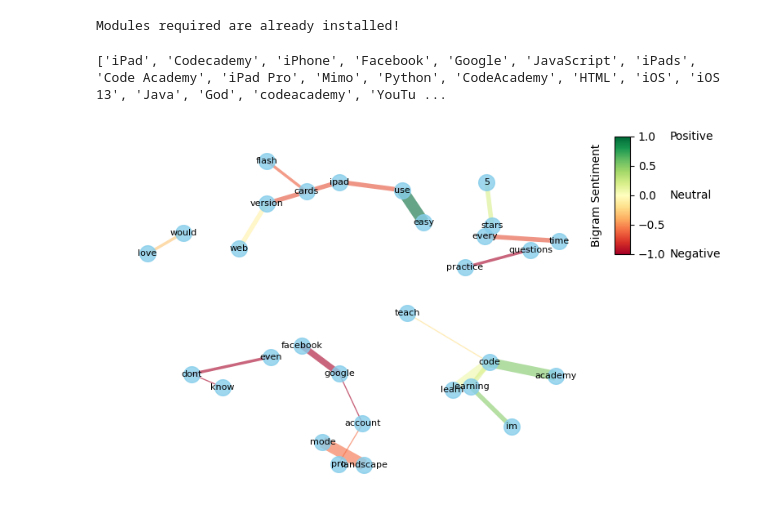
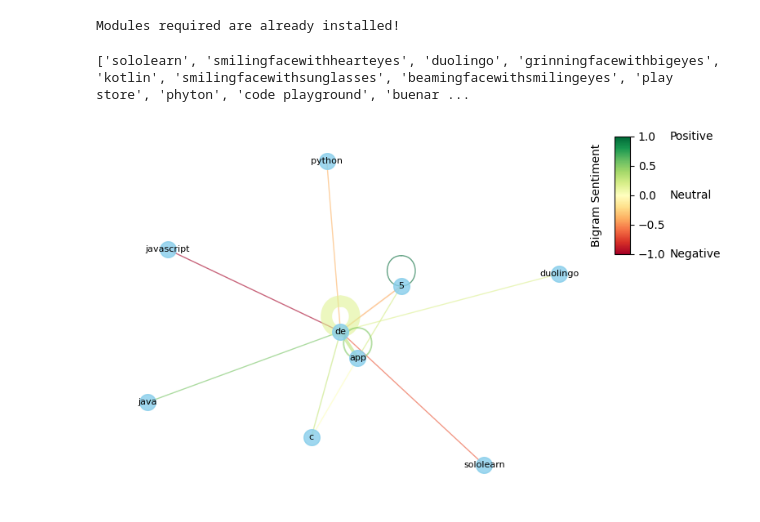
Before and after one commit to lopezbec/AI_Gamification_Python, a Jupyter notebook: reviews/bigram-network/bigram_networks_interactive.ipynb, the cells around one changed output. Saved outputs shown, nothing was run; the diff lists cells and outputs as text; code cells hidden in the pictures.

```diff
--- a/reviews/bigram-network/bigram_networks_interactive.ipynb
+++ b/reviews/bigram-network/bigram_networks_interactive.ipynb
@@ -39,23 +39,23 @@ from nltk.tag.brill import Word
 #@markdown **Data**
 
 #@markdown * ### Pick language:
-language = "English" #@param ["English", "Spanish"]
+language = "Spanish" #@param ["English", "Spanish"]
 
 #@markdown * ### Pick store (There are only Google Play Store reviews for Spanish):
-store = "App Store" #@param ["App Store", "Google Play Store", "Combined"]
+store = "Google Play Store" #@param ["App Store", "Google Play Store", "Combined"]
 
 #@markdown * ### Pick app:
-app = "codeacademy" #@param ["codeacademy", "datacamp", "encode", "learn-python-programiz", "mimo", "programming-hero", "programming-hub", "python-x", "sololearn"]
+app = "sololearn" #@param ["codeacademy", "datacamp", "encode", "learn-python-programiz", "mimo", "programming-hero", "programming-hub", "python-x", "sololearn"]
 
 
 #@markdown * ### Only NER tags?
-only_ner = "No" #@param ["Yes", "No"]
+only_ner = "Yes" #@param ["Yes", "No"]
 
 #@markdown * ### How many bigrams?
 bigram_count = 20 #@param {type:"number"}
 
 #@markdown * ### Add any words to exclude as a comma separated list
-exclude_words = "app" #@param {type:"string"}
+exclude_words = "" #@param {type:"string"}
 exclude_list = [word.strip() for word in exclude_words.split(',')]
 
 
@@ -264,35 +264,35 @@ else:
 
   if edge_width_change == 'Yes':
     nx.draw_networkx_edges(G, pos, width=edge_sizes, edge_color='grey', edge_cmap=plt.cm.RdYlGn, alpha=0.6)
   else:
     nx.draw_networkx_edges(G, pos, edge_color='grey', edge_cmap=plt.cm.RdYlGn, alpha=0.6)
 
 nx.draw_networkx_labels(G, pos, font_size=8, font_family='sans-serif')
 plt.axis('off')
 
 if edge_color_change == 'Yes':
 
   # Create colorbar legend
   sm = plt.cm.ScalarMappable(cmap=mplt.colormaps['RdYlGn'], norm=plt.Normalize(vmin=-1, vmax=1))
   sm.set_array([])
   cbar_ax = plt.gcf().add_axes([1, 0.65, 0.03, 0.3])  # Adjust the position and size of the colorbar axes
   cbar = plt.colorbar(sm, cax=cbar_ax, shrink=0.5)  # Assign the colorbar axes
 
   # Rotate the colorbar label
   cbar.ax.yaxis.set_label_coords(-1.5, 3)
   cbar.ax.set_ylabel('Bigram Sentiment')
 
   # Add labels next to colorbar
   plt.text(3.5, 1, 'Positive', ha='left', va='center')
   plt.text(3.5, 0, 'Neutral', ha='left', va='center')
   plt.text(3.5, -1, 'Negative', ha='left', va='center')
 
 # Display the visualization
 plt.tight_layout()
 plt.show()
 # %% [output]
-['iPad', 'Codecademy', 'iPhone', 'Facebook', 'Google', 'JavaScript', 'iPads', 'Code Academy', 'iPad Pro', 'Mimo', 'Python', 'CodeAcademy', 'HTML', 'iOS', 'iOS 13', 'Java', 'God', 'codeacademy', 'YouTu ...
+['sololearn', 'smilingfacewithhearteyes', 'duolingo', 'grinningfacewithbigeyes', 'kotlin', 'smilingfacewithsunglasses', 'beamingfacewithsmilingeyes', 'play store', 'phyton', 'code playground', 'buenar ...
-[figure, old version]
+[figure, new version]
 # %%
 from nltk.tag.brill import Word
 #@title Plot Top K Most Frequent Bigrams in All Reviews
```
Also changed, not shown: parts of 1 cell of this notebook.
